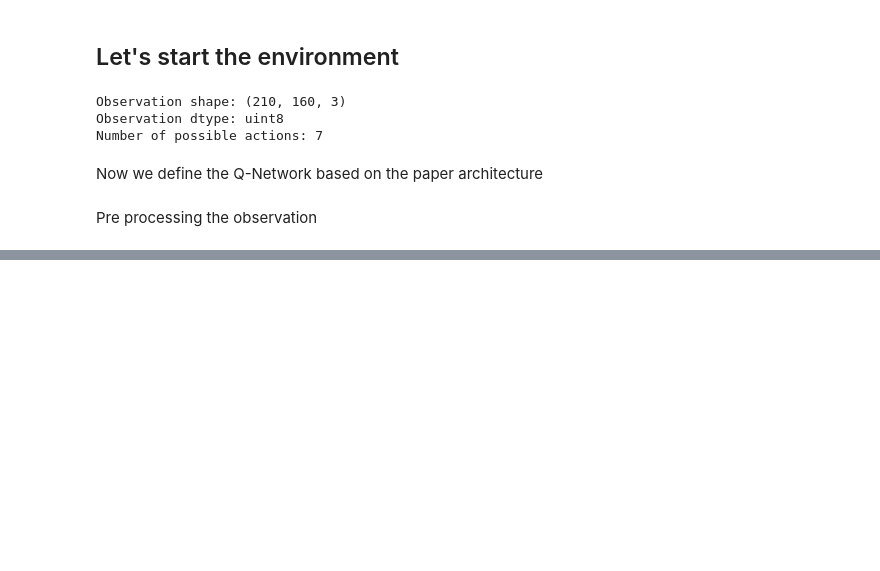
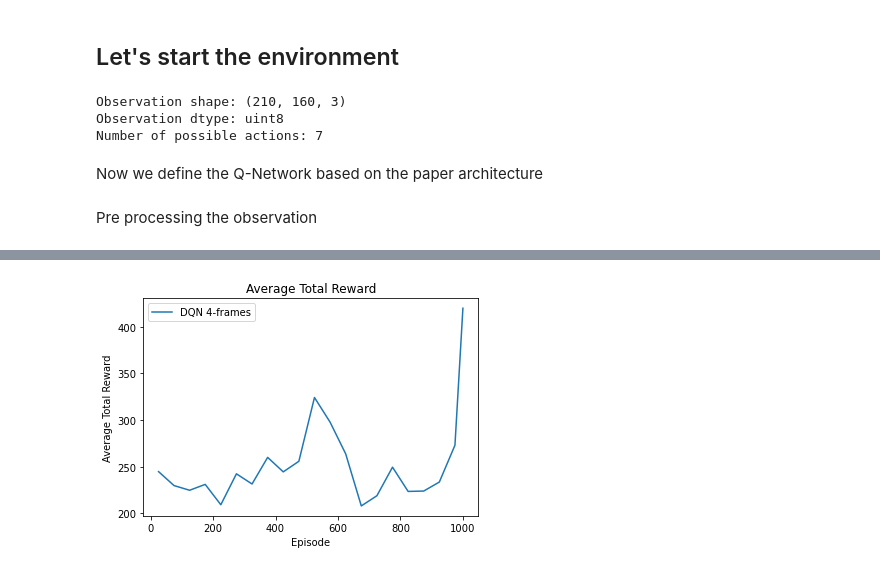
Before and after one commit to DinoDany/DRQN_RL, a Jupyter notebook: dqn.ipynb, the cells around one changed output, grey strips where cells are left out. Cells and saved outputs as stored; diff of their text form; code cells hidden in the pictures; blank space fills up the shorter version.

Commit message:
Adding results for 4 and 10 frames no flickering

```diff
--- a/dqn.ipynb
+++ b/dqn.ipynb
@@ -413,22 +413,24 @@ Episode 39/1000 - Reward: 147.00, Loss: 26.9663, Epsilon: 0.8224
 # %%
 import pandas as pd
 import matplotlib.pyplot as plt
 
 # Load the CSV results
 df = pd.read_csv("dqn_results_4frames.csv")
 
 # Compute averages of total rewards every 50 episodes
 df["group"] = df["episode"] // 50  # Group by every 50 episodes
 average_rewards = df.groupby("group")["total_reward"].mean()  # Average rewards
 average_episodes = df.groupby("group")["episode"].mean()  # Midpoint for episodes
 
 # Plot the average total rewards over grouped episodes
-plt.plot(average_episodes, average_rewards, label="DQN 10-frames")
+plt.plot(average_episodes, average_rewards, label="DQN 4-frames")
 plt.xlabel("Episode")
 plt.ylabel("Average Total Reward")
 plt.title("Average Total Reward")
 plt.legend()
 plt.show()
+# %% [output]
+[figure, added]
 # %%
 def evaluate_agent(agent, num_episodes, max_steps_per_episode):
     """
```
Also changed, not shown: parts of 6 cells of this notebook, 2 other files.
